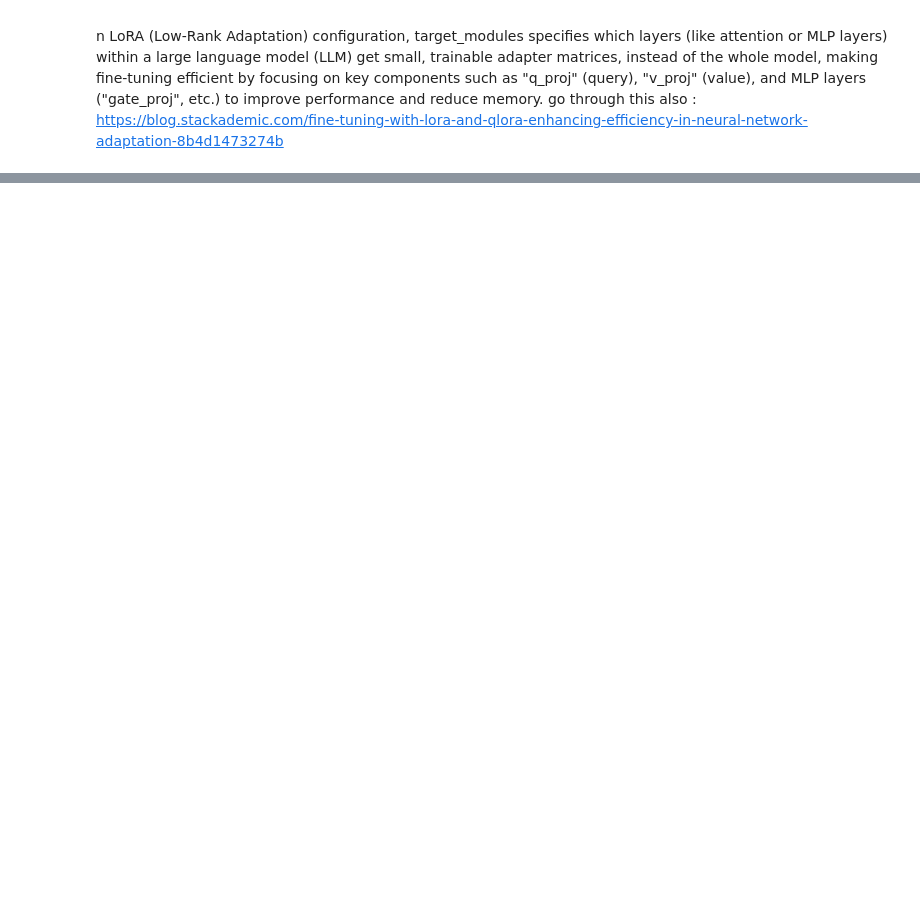
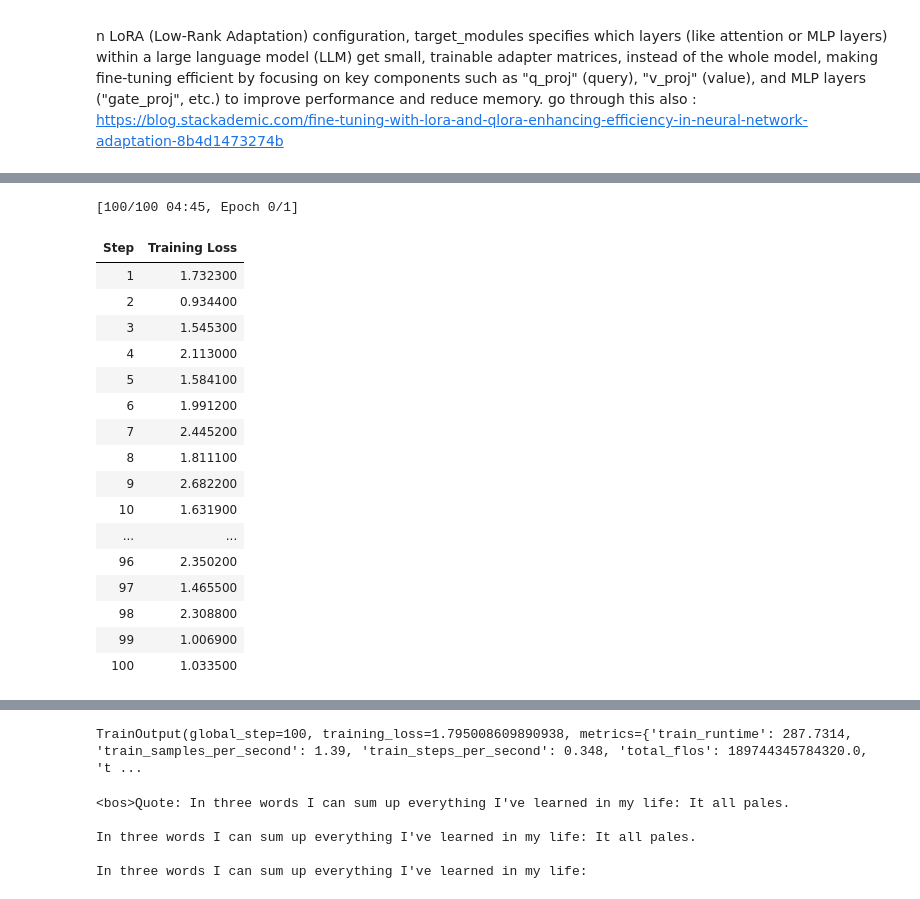
Before and after one commit to nilum2002/Fine-Tune-LLMs-, a Jupyter notebook: Gemma_Fine_Tuning.ipynb, the cells around one changed output, grey strips where cells are left out. Drawn from its saved outputs; the diff is of its cells as text; code cells hidden in the pictures; blank space fills up the shorter version.

```diff
--- a/Gemma_Fine_Tuning.ipynb
+++ b/Gemma_Fine_Tuning.ipynb
@@ -52,7 +53,7 @@ KeyError: 'HF_TOKEN'
 # %%
-text = "Quote: Imegination is more,"
+text = "Quote: In three words I can sum up everything"
 device = "cuda:0"
 inputs = tokenizer(text, return_tensors = "pt").to(device)
 
 outputs =  model.generate(**inputs, max_new_tokens=50)
-print(tokenizer.decode(output[0], skip_special_tokkens=True))
+print(tokenizer.decode(outputs[0], skip_special_tokkens=True))
@@ -67,3 +74,8 @@ lora_config = LoraConfig(
 
 n LoRA (Low-Rank Adaptation) configuration, target_modules specifies which layers (like attention or MLP layers) within a large language model (LLM) get small, trainable adapter matrices, instead of the whole model, making fine-tuning efficient by focusing on key components such as "q_proj" (query), "v_proj" (value), and MLP layers ("gate_proj", etc.) to improve performance and reduce memory.
 go through this also : https://blog.stackademic.com/fine-tuning-with-lora-and-qlora-enhancing-efficiency-in-neural-network-adaptation-8b4d1473274b
+# %%
+from datasets import load_dataset
+
+data = load_dataset("Abirate/english_quotes")
+data = data.map(lambda samples: tokenizer(samples["quote"]), batched = True)
@@ -69,0 +88,4 @@ go through this also : https://blog.stackademic.com/fine-tuning-with-lora-and-ql
+# %%
+def formatting_func(example):
+  text = f"Quote: {example["quote"][0]}\nAuthor: {example["author"][0]}"
+  return [text]
@@ -69,0 +99,19 @@ go through this also : https://blog.stackademic.com/fine-tuning-with-lora-and-ql
+# %%
+trainer = SFTTrainer(
+    model = model,
+    train_dataset = data["train"],
+    args = transformers.TrainingArguments(
+        per_device_train_batch_size = 1,
+        gradient_accumulation_steps = 4,
+        warmup_steps = 2,
+        max_steps = 100,
+        learning_rate=2e-4,
+        fp16=False,
+        bf16=True,
+        logging_steps = 1,
+        output_dir = "outputs",
+        optim = "paged_adamw_8bit"
+    ),
+    peft_config = lora_config,
+    formatting_func = formatting_func
+)
@@ -69,0 +120,22 @@ go through this also : https://blog.stackademic.com/fine-tuning-with-lora-and-ql
+# %%
+# start traing
+trainer.train()
+# %% [output]
+[100/100 04:45, Epoch 0/1]
+| Step | Training Loss |
+| 1 | 1.732300 |
+| 2 | 0.934400 |
+| 3 | 1.545300 |
+| 4 | 2.113000 |
+| 5 | 1.584100 |
+| 6 | 1.991200 |
+| 7 | 2.445200 |
+| 8 | 1.811100 |
+| 9 | 2.682200 |
+| 10 | 1.631900 |
+| ... | ... |
+| 96 | 2.350200 |
+| 97 | 1.465500 |
+| 98 | 2.308800 |
+| 99 | 1.006900 |
+| 100 | 1.033500 |
@@ -69,0 +143,14 @@ go through this also : https://blog.stackademic.com/fine-tuning-with-lora-and-ql
+TrainOutput(global_step=100, training_loss=1.795008609890938, metrics={'train_runtime': 287.7314, 'train_samples_per_second': 1.39, 'train_steps_per_second': 0.348, 'total_flos': 189744345784320.0, 't ...
+# %%
+text = "Quote: In three words I can sum up everything"
+device = "cuda:0"
+inputs = tokenizer(text, return_tensors = "pt").to(device) # to(device) - gpu access
+
+outputs =  model.generate(**inputs, max_new_tokens=50)
+print(tokenizer.decode(outputs[0], skip_special_tokkens=True))
+# %% [output]
+<bos>Quote: In three words I can sum up everything I've learned in my life: It all pales.
+
+In three words I can sum up everything I've learned in my life: It all pales.
+
+In three words I can sum up everything I've learned in my life:
```
Also changed, not shown: parts of 12 cells of this notebook.
